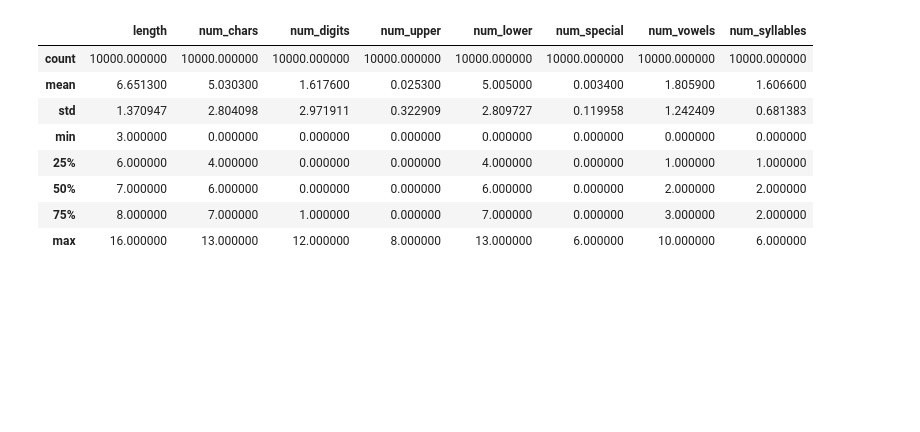
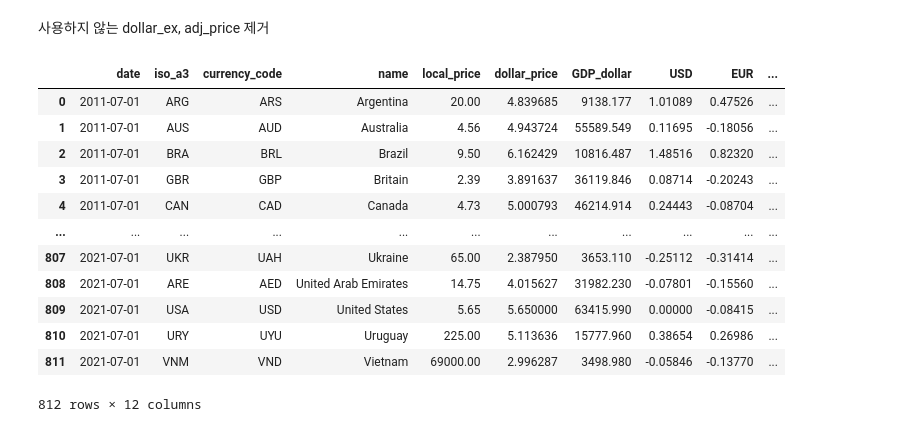
Before and after one commit to rlaalsdn0421/PROJECT, a Jupyter notebook: 빅맥.ipynb, the cells around one changed output. Cells and saved outputs as stored; diff of their text form; code cells hidden in the pictures; blank space fills up the shorter version.

```diff
--- a/빅맥.ipynb
+++ b/빅맥.ipynb
@@ -26,15 +39,22 @@ df
-# %%
-df.describe()
-# %% [output]
-|  | length | num_chars | num_digits | num_upper | num_lower | num_special | num_vowels | num_syllables |
-| count | 10000.000000 | 10000.000000 | 10000.000000 | 10000.000000 | 10000.000000 | 10000.000000 | 10000.000000 | 10000.000000 |
-| mean | 6.651300 | 5.030300 | 1.617600 | 0.025300 | 5.005000 | 0.003400 | 1.805900 | 1.606600 |
-| std | 1.370947 | 2.804098 | 2.971911 | 0.322909 | 2.809727 | 0.119958 | 1.242409 | 0.681383 |
-| min | 3.000000 | 0.000000 | 0.000000 | 0.000000 | 0.000000 | 0.000000 | 0.000000 | 0.000000 |
-| 25% | 6.000000 | 4.000000 | 0.000000 | 0.000000 | 4.000000 | 0.000000 | 1.000000 | 1.000000 |
-| 50% | 7.000000 | 6.000000 | 0.000000 | 0.000000 | 6.000000 | 0.000000 | 2.000000 | 2.000000 |
-| 75% | 8.000000 | 7.000000 | 1.000000 | 0.000000 | 7.000000 | 0.000000 | 3.000000 | 2.000000 |
-| max | 16.000000 | 13.000000 | 12.000000 | 8.000000 | 13.000000 | 6.000000 | 10.000000 | 6.000000 |
+# %% [markdown]
+사용하지 않는 dollar_ex, adj_price 제거
+# %%
+df = df[['date',	'iso_a3',	'currency_code',	'name',	'local_price', 'dollar_price',	'GDP_dollar',	'USD', 'EUR',	'GBP', 'JPY',	'CNY']]
+df
+# %% [output]
+|  | date | iso_a3 | currency_code | name | local_price | dollar_price | GDP_dollar | USD | EUR | ... |
+| 0 | 2011-07-01 | ARG | ARS | Argentina | 20.00 | 4.839685 | 9138.177 | 1.01089 | 0.47526 | ... |
+| 1 | 2011-07-01 | AUS | AUD | Australia | 4.56 | 4.943724 | 55589.549 | 0.11695 | -0.18056 | ... |
+| 2 | 2011-07-01 | BRA | BRL | Brazil | 9.50 | 6.162429 | 10816.487 | 1.48516 | 0.82320 | ... |
+| 3 | 2011-07-01 | GBR | GBP | Britain | 2.39 | 3.891637 | 36119.846 | 0.08714 | -0.20243 | ... |
+| 4 | 2011-07-01 | CAN | CAD | Canada | 4.73 | 5.000793 | 46214.914 | 0.24443 | -0.08704 | ... |
+| ... | ... | ... | ... | ... | ... | ... | ... | ... | ... | ... |
+| 807 | 2021-07-01 | UKR | UAH | Ukraine | 65.00 | 2.387950 | 3653.110 | -0.25112 | -0.31414 | ... |
+| 808 | 2021-07-01 | ARE | AED | United Arab Emirates | 14.75 | 4.015627 | 31982.230 | -0.07801 | -0.15560 | ... |
+| 809 | 2021-07-01 | USA | USD | United States | 5.65 | 5.650000 | 63415.990 | 0.00000 | -0.08415 | ... |
+| 810 | 2021-07-01 | URY | UYU | Uruguay | 225.00 | 5.113636 | 15777.960 | 0.38654 | 0.26986 | ... |
+| 811 | 2021-07-01 | VNM | VND | Vietnam | 69000.00 | 2.996287 | 3498.980 | -0.05846 | -0.13770 | ... |
+812 rows × 12 columns
 # %%
 df.info()
 # %% [output]
```
Also changed, not shown: parts of 15 cells of this notebook.
